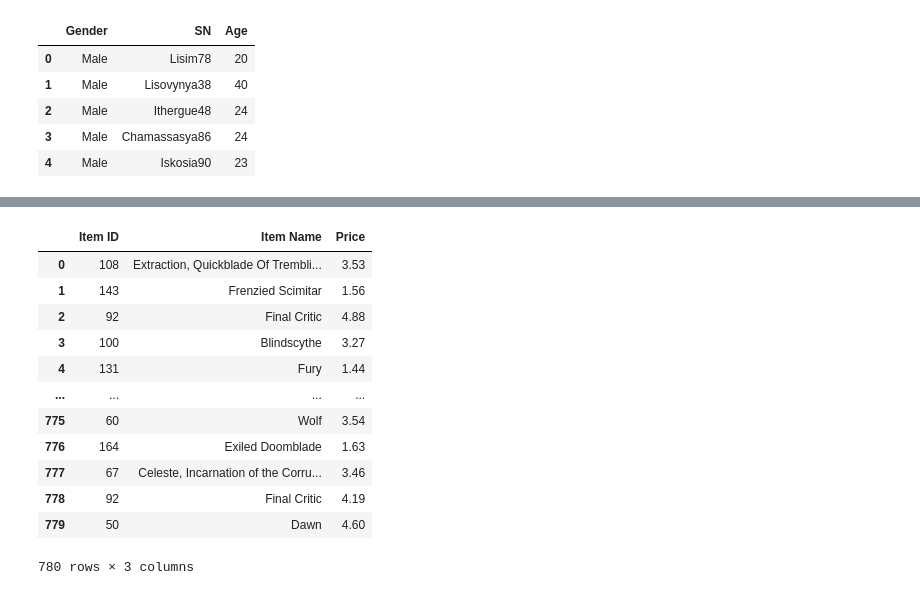
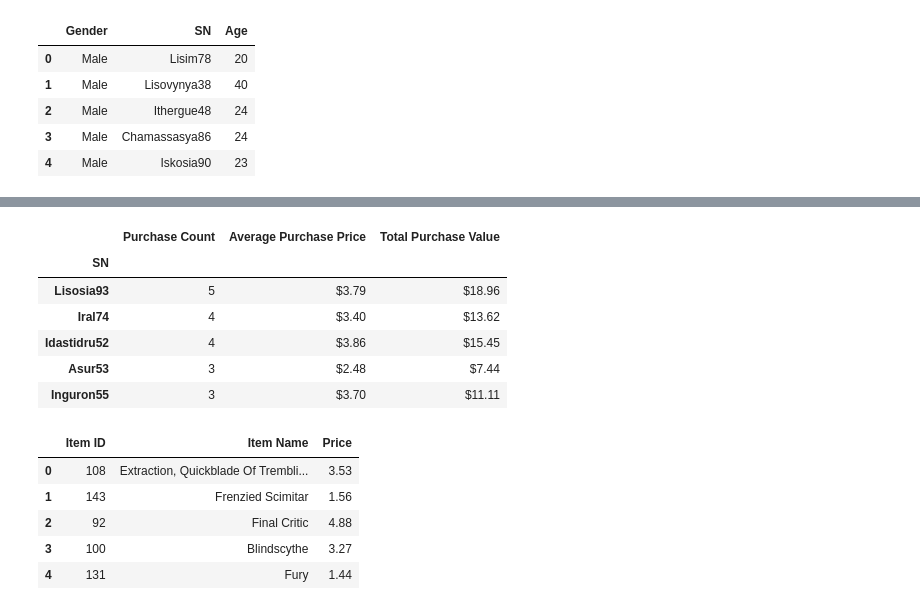
Before and after one commit to KRuhl1662/pandas-challenge, a Jupyter notebook: HM4_Pymoli_v2.ipynb, the cells around one changed output, grey strips where cells are left out. Drawn from its saved outputs; the diff is of its cells as text; code cells hidden in the pictures.

```diff
--- a/HM4_Pymoli_v2.ipynb
+++ b/HM4_Pymoli_v2.ipynb
@@ -136,6 +141,6 @@ bins = [0,9,14,19,24,29,34,39,100]
 #Create bin labels
 age_groups = ["<10", "10-14","15-19","20-24","25-29","30-34","35-39","40+"]
 # %%
-# Cut Players into bins and then create dataframe
+# Cut store data into bins and then create dataframe (originally did this on just Players but need it for more than one analysis)
 
-Players["Age_Demo"] = pd.cut(Players["Age"], bins, labels = age_groups)
+store_data_df["Age_Demo"] = pd.cut(store_data_df["Age"], bins, labels = age_groups)
@@ -168,19 +225,46 @@ Age_Demographics
+# %%
+# Top Spenders - Find most purchases, the average purchase price, total value
+
+# Group by SN
+Individual_Purchasers = store_data_df.groupby(["SN"])
+
+# Calculate total purchases by individuals
+Individ_Purch = Individual_Purchasers["Purchase ID"].count()
+
+#Get Sum of money spent by each individual
+Individ_Total_Purch = Individual_Purchasers["Price"].sum()
+
+#Get Average Purchase Price by each individual
+Individ_Avg_Purch_Price = Individ_Total_Purch / Individ_Purch
+
+#Create new dataframe to display data
+Individ_Analysis = pd.DataFrame({"Purchase Count":Individ_Purch,"Average Purchase Price": Individ_Avg_Purch_Price,"Total Purchase Value":Individ_Total_Purch})
+
+#Format
+Individ_Analysis["Average Purchase Price"] = Individ_Analysis["Average Purchase Price"].astype(float).map("${:,.2f}".format)
+Individ_Analysis["Total Purchase Value"] = Individ_Analysis["Total Purchase Value"].astype(float).map("${:,.2f}".format)
+
+#Sort
+Sort_Individ_Analysis = Individ_Analysis.sort_values(by="Purchase Count",ascending=False)
+
+Sort_Individ_Analysis.head()
+# %% [output]
+|  | Purchase Count | Average Purchase Price | Total Purchase Value |
+| SN |  |  |  |
+| Lisosia93 | 5 | $3.79 | $18.96 |
+| Iral74 | 4 | $3.40 | $13.62 |
+| Idastidru52 | 4 | $3.86 | $15.45 |
+| Asur53 | 3 | $2.48 | $7.44 |
+| Inguron55 | 3 | $3.70 | $11.11 |
 # %%
 # Most Popular Items
 
 Pop_Items = store_data_df.loc[:,["Item ID","Item Name","Price"]]
-Pop_Items
+Pop_Items.head()
 # %% [output]
 |  | Item ID | Item Name | Price |
 | 0 | 108 | Extraction, Quickblade Of Trembli... | 3.53 |
 | 1 | 143 | Frenzied Scimitar | 1.56 |
 | 2 | 92 | Final Critic | 4.88 |
 | 3 | 100 | Blindscythe | 3.27 |
 | 4 | 131 | Fury | 1.44 |
-| ... | ... | ... | ... |
-| 775 | 60 | Wolf | 3.54 |
-| 776 | 164 | Exiled Doomblade | 1.63 |
-| 777 | 67 | Celeste, Incarnation of the Corru... | 3.46 |
-| 778 | 92 | Final Critic | 4.19 |
-| 779 | 50 | Dawn | 4.60 |
-780 rows × 3 columns
```
Also changed, not shown: parts of 17 cells of this notebook, 2 other files.
